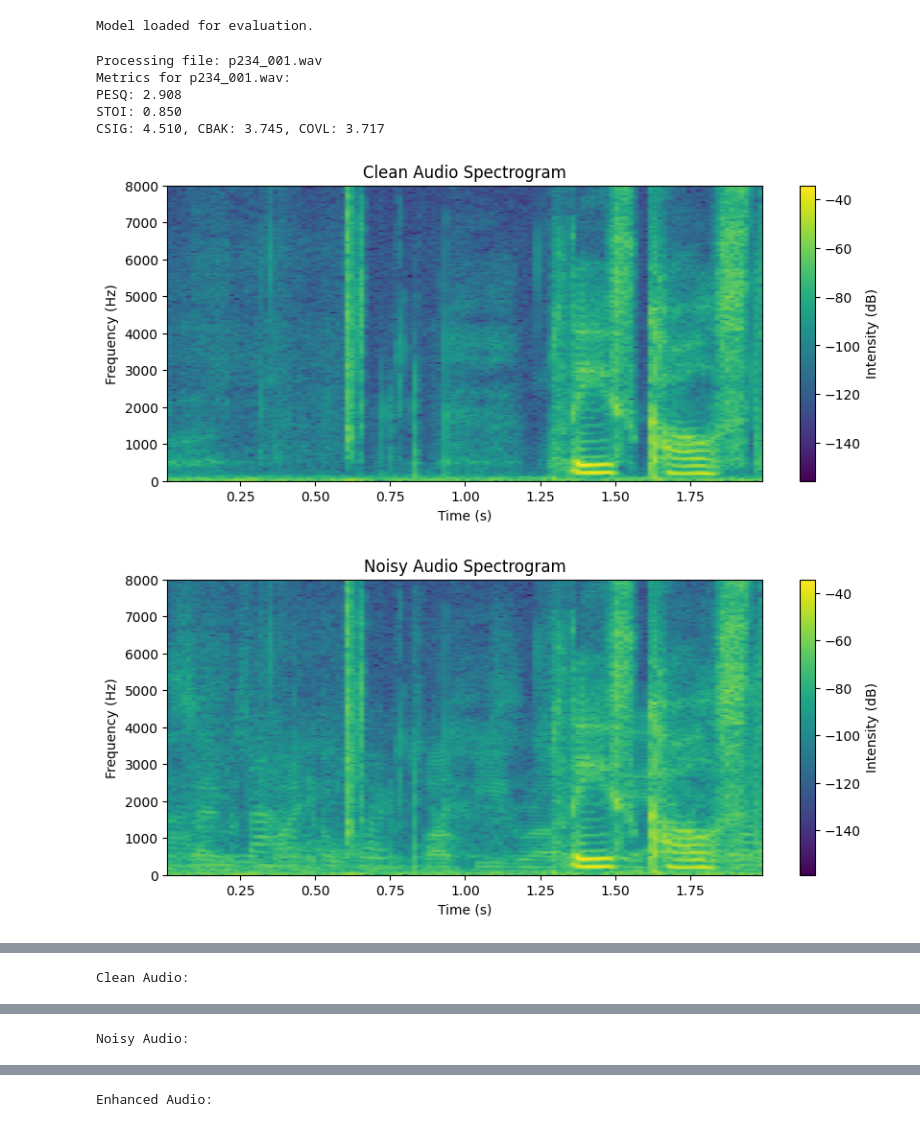
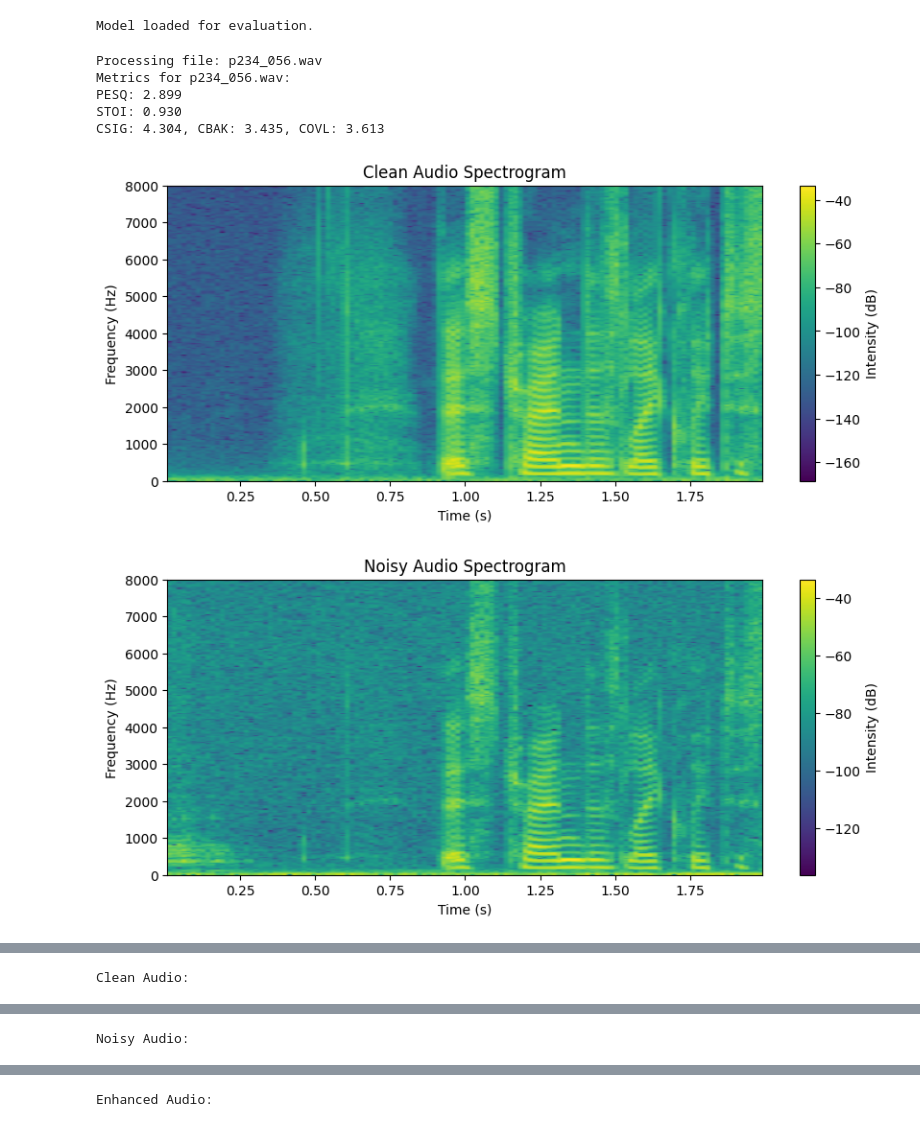
Before and after one commit to GitStroberi/Denoiser, a Jupyter notebook: evaluation.ipynb, the cells around one changed output, grey strips where cells are left out. Drawn from its saved outputs; the diff is of its cells as text; code cells hidden in the pictures.

```diff
--- a/evaluation.ipynb
+++ b/evaluation.ipynb
@@ -51,7 +51,7 @@ from model_def import CausalDemucsSplit
 device = torch.device("cuda" if torch.cuda.is_available() else "cpu")
 model = CausalDemucsSplit(chin=1, chout=1, hidden=48, depth=5, kernel_size=K, stride=S_conv,
                           causal=True, resample=RESAMPLE_FACTOR, normalize=False, glu=True).to(device)
-checkpoint = torch.load("best_model_split.pth", map_location=device)
+checkpoint = torch.load("best_model_ms_snsd.pth", map_location=device)
 model.load_state_dict(checkpoint)
 model.eval()
 print("Model loaded for evaluation.")
@@ -122,7 +122,7 @@ if len(test_noisy_files) == 0:
     raise ValueError("No test files found! Please adjust the test directories.")
 
 # Let's pick the first test file.
-index = 0
+index = 54
 noisy_path = test_noisy_files[index]
 clean_path = test_clean_files[index]
 
@@ -157,37 +157,37 @@ except Exception as e:
 try:
     stoi_score = stoi(clean_segment, enhanced_segment, SAMPLE_RATE)
 except Exception as e:
     print("Error computing STOI:", e)
     stoi_score = np.nan
 
 try:
     csig, cbak, covl = composite(clean_segment, enhanced_segment, SAMPLE_RATE)
 except Exception as e:
     print("Error computing composite metrics:", e)
     csig, cbak, covl = (np.nan, np.nan, np.nan)
 
 print(f"Metrics for {os.path.basename(noisy_path)}:")
 print(f"PESQ: {pesq_score[1]:.3f}")
 print(f"STOI: {stoi_score:.3f}")
 print(f"CSIG: {csig:.3f}, CBAK: {cbak:.3f}, COVL: {covl:.3f}")
 
 # Plot spectrograms.
 plot_spectrogram(clean_segment, SAMPLE_RATE, title="Clean Audio Spectrogram")
 plot_spectrogram(noisy_segment, SAMPLE_RATE, title="Noisy Audio Spectrogram")
 plot_spectrogram(enhanced_segment, SAMPLE_RATE, title="Enhanced Audio Spectrogram")
 
 # Play audio using IPython display.
 print("Clean Audio:")
 play_audio(clean_segment, SAMPLE_RATE)
 print("Noisy Audio:")
 play_audio(noisy_segment, SAMPLE_RATE)
 print("Enhanced Audio:")
 play_audio(enhanced_segment, SAMPLE_RATE)
 # %% [output]
-Processing file: p234_001.wav
-Metrics for p234_001.wav:
-PESQ: 2.908
-STOI: 0.850
-CSIG: 4.510, CBAK: 3.745, COVL: 3.717
+Processing file: p234_056.wav
+Metrics for p234_056.wav:
+PESQ: 2.899
+STOI: 0.930
+CSIG: 4.304, CBAK: 3.435, COVL: 3.613
-[figure, old version]
+[figure, new version]
-[figure, old version]
+[figure, new version]
```
Also changed, not shown: parts of 3 cells of this notebook, 10 other files.
